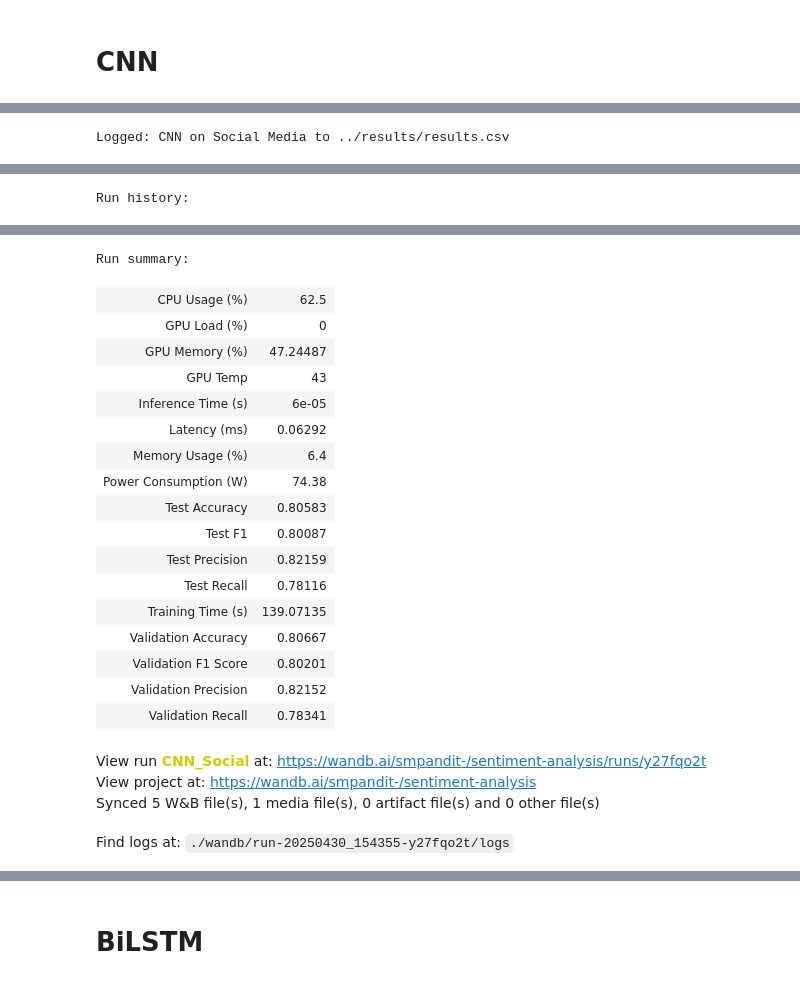
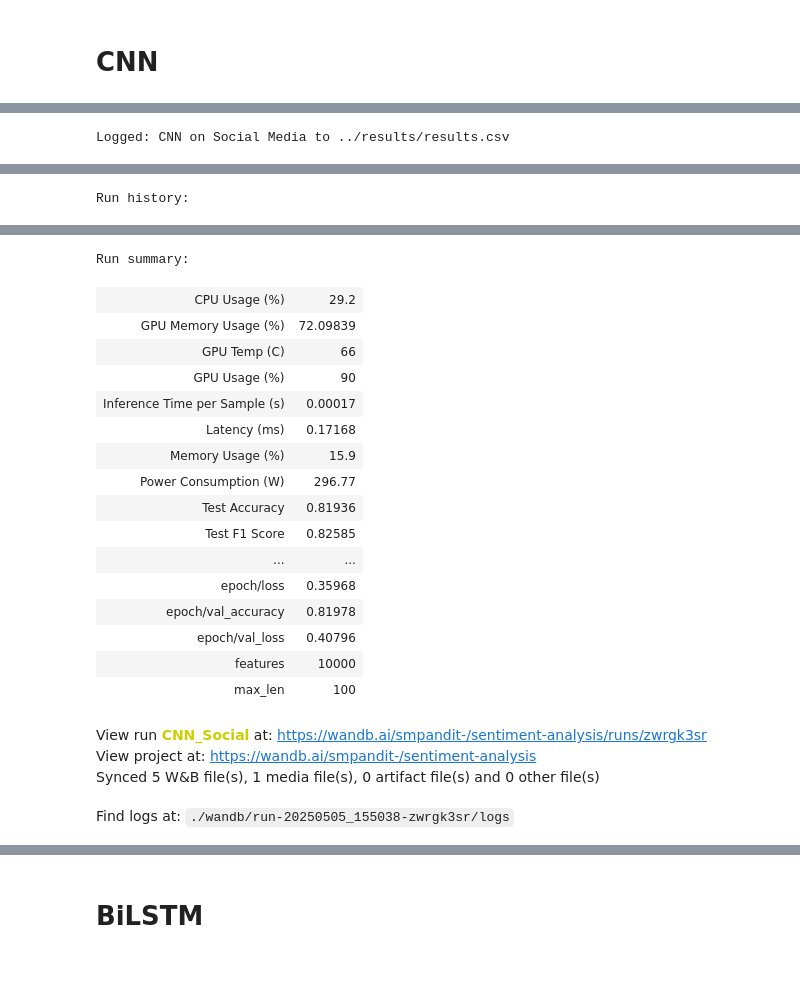
Before and after one commit to Siddhi-M-Pandit/Sentiment_Analysis_ML_DL_LLM, a Jupyter notebook: notebooks/dl_models.ipynb, the cells around one changed output, grey strips where cells are left out. Drawn from its saved outputs; the diff is of its cells as text; code cells hidden in the pictures.

```diff
--- a/notebooks/dl_models.ipynb
+++ b/notebooks/dl_models.ipynb
@@ -144,5 +148,7 @@ callbacks = [
 # %%
 # Build CNN model
+
+start_time = time.time()
 
 cnn_model = Sequential([
     Embedding(
@@ -162,11 +168,14 @@ cnn_model = Sequential([
 ])
 
 # Compile CNN model
-opt = Adam(learning_rate=wbcfg.learning_rate)
+opt = Adam(learning_rate=wbcfg.learning_rate) if wbcfg.optimizer == "adam" else RMSprop(learning_rate=wbcfg.learning_rate)
+
 
 cnn_model.compile(
     optimizer=opt,
     loss='binary_crossentropy',
     metrics=['accuracy']
 )
+
+build_compile_time_cnn = time.time() - start_time
 # %% [output]
@@ -185,11 +194,7 @@ history = cnn_model.fit(
     ),
     epochs=wbcfg.epochs,
     batch_size=wbcfg.batch_size,
-    callbacks=[
-        #tensorboard_callback,
-        #WandbCallback()
-        #callbacks()                                     #TODO
-    ],
+    callbacks=wbk.WandbMetricsLogger(),
     verbose=1
 )
 
@@ -296,7 +343,7 @@ log_results(
     precision=prec,
     recall=rec,
     f1=f1,
-    tuning_time=None,
+    tuning_time=total_tuning_time,
     train_time=train_time,
     inference_time=infer_time,
     latency=infer_time * 1000,
@@ -307,7 +354,7 @@ log_results(
     gpu_temp=gpu.temperature,
     power=float(power),
     num_features=MAX_VOCAB_SIZE,
-    hyperparams=f"embed_dim={wbcfg.embedding_dim}, epochs={wbcfg.epochs}, batch={wbcfg.batch_size}"
+    hyperparams=f"batch={wbcfg.batch_size}, epochs={wbcfg.epochs}, embedding_dim={wbcfg.embedding_dim}, dropout={wbcfg.dropout}, dense_units={wbcfg.dense_units}, learning_rate={wbcfg.learning_rate}, optimizer={wbcfg.optimizer}, num_filters={wbcfg.num_filters}, kernel_size={wbcfg.kernel_size}"
 )
 
 wandb.log({
@@ -319,21 +366,26 @@ wandb.log({
     "Test Accuracy": acc,
     "Test Precision": prec,
     "Test Recall": rec,
-    "Test F1": f1,
+    "Test F1 Score": f1,
 
+    "Tuning Time (s)": total_tuning_time,
     "Training Time (s)": train_time,
-    "Inference Time (s)": infer_time,
+    "Inference Time per Sample (s)": infer_time,
     "Latency (ms)": infer_time * 1000,
 
     "CPU Usage (%)": cpu_usage,
     "Memory Usage (%)": mem_usage,
-    "GPU Load (%)": gpu.load * 100,
-    "GPU Memory (%)": gpu.memoryUtil * 100,
-    "GPU Temp": gpu.temperature,
+    "GPU Usage (%)": gpu.load * 100,
+    "GPU Memory Usage (%)": gpu.memoryUtil * 100,
+    "GPU Temp (C)": gpu.temperature,
     "Power Consumption (W)": float(power),
+
+    "features": 10000,
+    "max_len": 100,
 
     "Confusion Matrix": wandb.Image("cnn_confusion_matrix.png")
 })
+
 wandb.finish()
 # %% [output]
 Logged: CNN on Social Media to ../results/results.csv
@@ -359,22 +410,21 @@ Run history:
 Run summary:
-| CPU Usage (%) | 62.5 |
-| GPU Load (%) | 0 |
-| GPU Memory (%) | 47.24487 |
-| GPU Temp | 43 |
-| Inference Time (s) | 6e-05 |
-| Latency (ms) | 0.06292 |
-| Memory Usage (%) | 6.4 |
-| Power Consumption (W) | 74.38 |
-| Test Accuracy | 0.80583 |
-| Test F1 | 0.80087 |
-| Test Precision | 0.82159 |
-| Test Recall | 0.78116 |
-| Training Time (s) | 139.07135 |
-| Validation Accuracy | 0.80667 |
-| Validation F1 Score | 0.80201 |
-| Validation Precision | 0.82152 |
-| Validation Recall | 0.78341 |
+| CPU Usage (%) | 29.2 |
+| GPU Memory Usage (%) | 72.09839 |
+| GPU Temp (C) | 66 |
+| GPU Usage (%) | 90 |
+| Inference Time per Sample (s) | 0.00017 |
+| Latency (ms) | 0.17168 |
+| Memory Usage (%) | 15.9 |
+| Power Consumption (W) | 296.77 |
+| Test Accuracy | 0.81936 |
+| Test F1 Score | 0.82585 |
+| ... | ... |
+| epoch/loss | 0.35968 |
+| epoch/val_accuracy | 0.81978 |
+| epoch/val_loss | 0.40796 |
+| features | 10000 |
+| max_len | 100 |
-View run CNN_Social at: https://wandb.ai/smpandit-/sentiment-analysis/runs/y27fqo2t
+View run CNN_Social at: https://wandb.ai/smpandit-/sentiment-analysis/runs/zwrgk3sr
 View project at: https://wandb.ai/smpandit-/sentiment-analysis
 Synced 5 W&B file(s), 1 media file(s), 0 artifact file(s) and 0 other file(s)
-Find logs at: ./wandb/run-20250430_154355-y27fqo2t/logs
+Find logs at: ./wandb/run-20250505_155038-zwrgk3sr/logs
```
Also changed, not shown: parts of 27 cells of this notebook, 7 other files.
